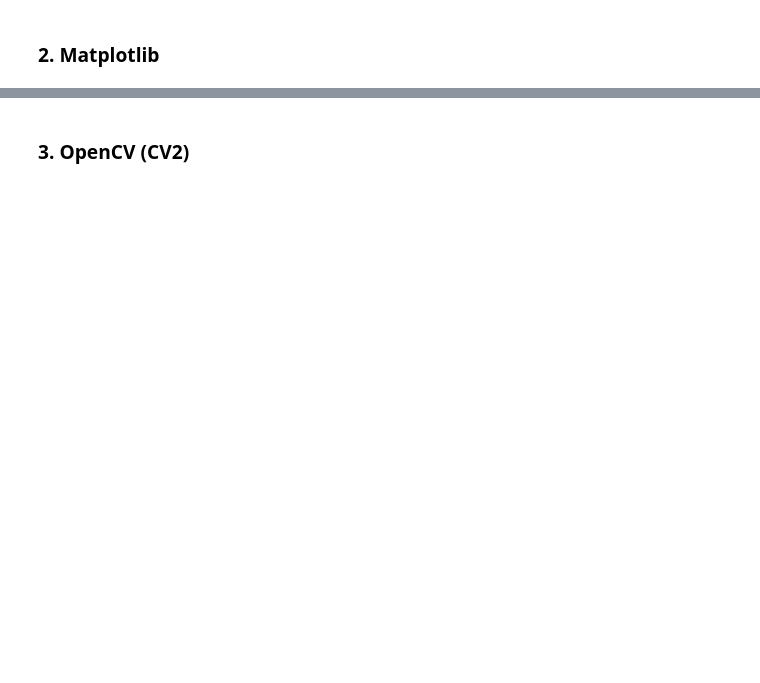
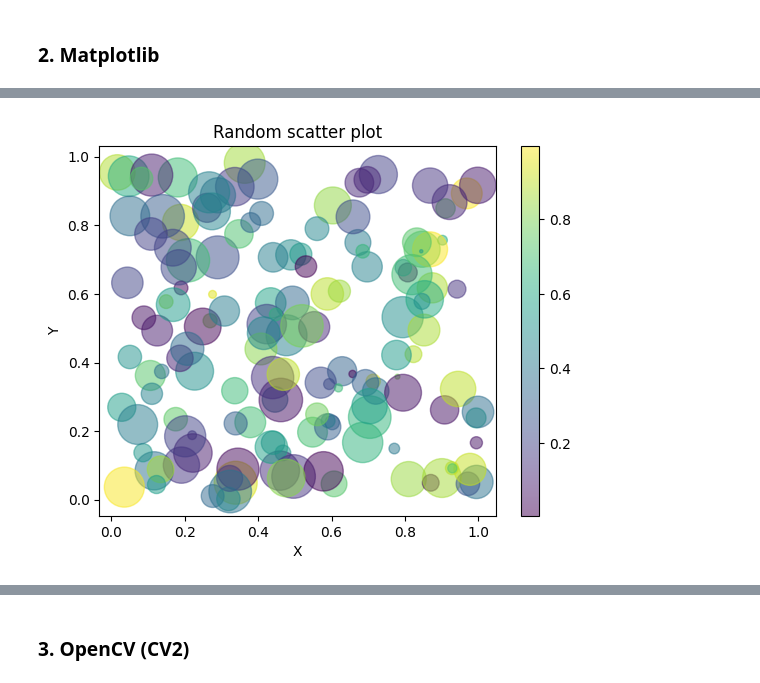
Before and after one commit to Wllader/ULTRA_python, a Jupyter notebook: ULTRA_W1__Skripta.ipynb, the cells around one changed output, grey strips where cells are left out. Cells and saved outputs as stored; diff of their text form; code cells hidden in the pictures; blank space fills up the shorter version.

```diff
--- a/ULTRA_W1__Skripta.ipynb
+++ b/ULTRA_W1__Skripta.ipynb
@@ -759,0 +800,15 @@ print(
+# %%
+# Scatter-plot:
+x = np.random.rand(150)
+y = np.random.rand(150)
+colors = np.random.rand(150)
+sizes = np.random.rand(150) * 1000
+
+plt.scatter(x, y, c=colors, s=sizes, alpha=0.5)
+plt.title("Random scatter plot")
+plt.xlabel("X")
+plt.ylabel("Y")
+plt.colorbar()
+plt.show()
+# %% [output]
+[figure, added]
```
Also changed, not shown: parts of 12 cells of this notebook.
